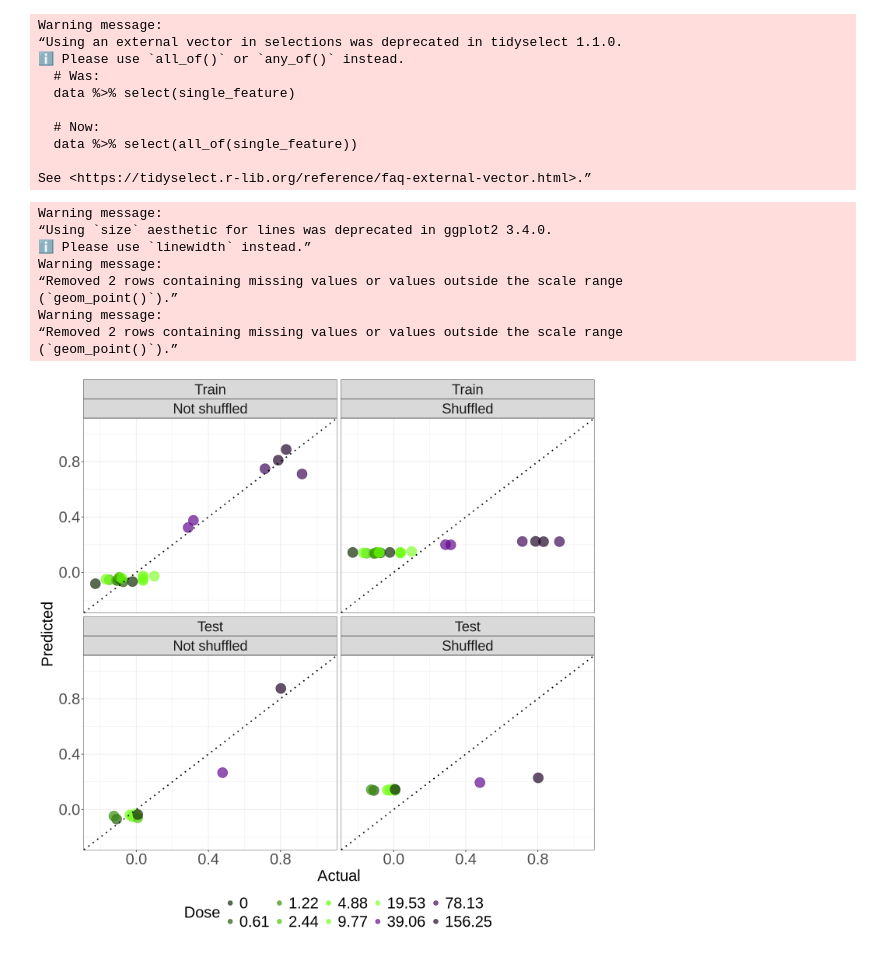
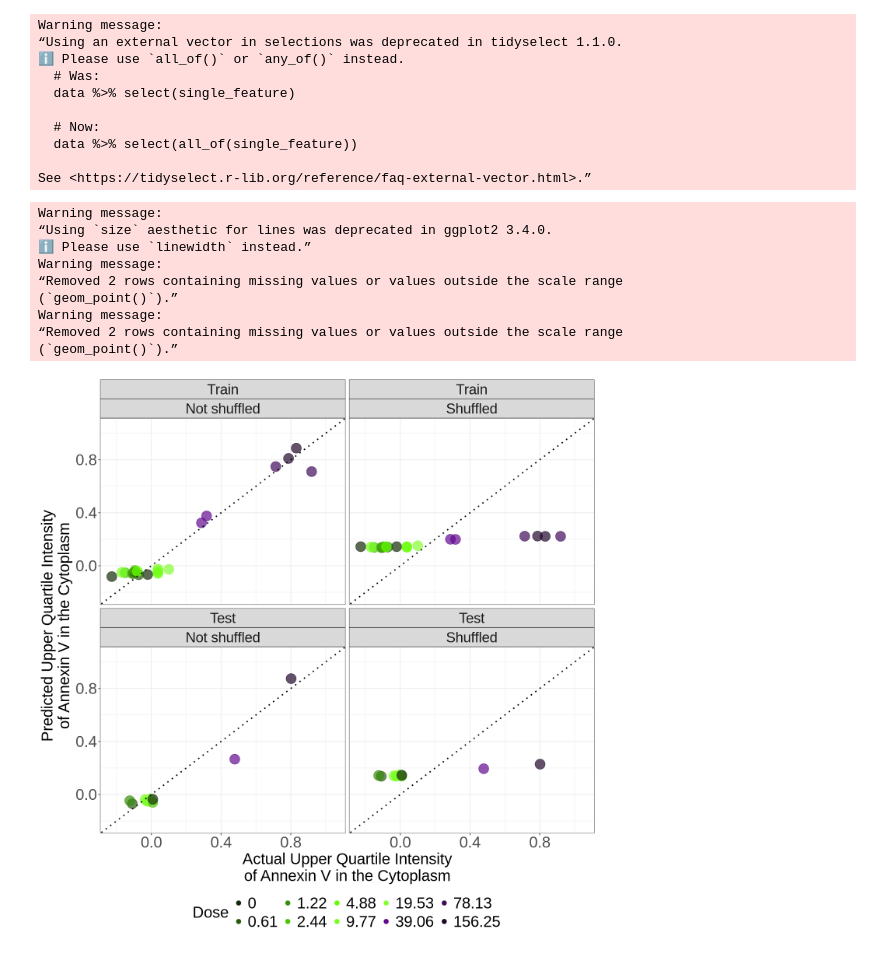
Before and after one commit to WayScience/live_cell_timelapse_apoptosis_analysis, a Jupyter notebook: 5.bulk_timelapse_model/notebooks/8.plot_actual_v_predicted.ipynb, the cells around one changed output. Saved outputs shown, nothing was run; the diff lists cells and outputs as text; code cells hidden in the pictures.

```diff
--- a/5.bulk_timelapse_model/notebooks/8.plot_actual_v_predicted.ipynb
+++ b/5.bulk_timelapse_model/notebooks/8.plot_actual_v_predicted.ipynb
@@ -178,44 +178,44 @@ actual_vs_predicted_plot <- (
         )
     )
     + geom_point(size = 7, alpha = 0.7)
-    + labs(x = "Actual", y = "Predicted")
+    + labs(x = "Actual Upper Quartile Intensity\nof Annexin V in the Cytoplasm", y = "Predicted Upper Quartile Intensity\nof Annexin V in the Cytoplasm")
     + scale_color_manual(values = color_palette_dose)
     # + dose_guides_color
     + theme(
         # axis tick labels
         axis.text.x = element_text(angle = 45, hjust = 1, vjust = 1),
     )
-    + guides(color = guide_legend(title = "Dose", override.aes = list(size = 3)))
+    + guides(color = guide_legend(title = "Dose", override.aes = list(size = 3, alpha = 1)))
        + facet_wrap(data_split~shuffled)
     + xlim(
         global_square_min,
         global_square_max
     )
     + ylim(
         global_square_min,
         global_square_max
     )
     # make the plot square
     + theme(
         aspect.ratio = 1
     )
     #  plot the y=x line as a dotted line
     + geom_abline(slope = 1, intercept = 0, color = "black", size = 1, linetype = "dotted")
     + theme_bw()
     + plot_themes
 
 
 )
 ggsave("../figures/actual_vs_predicted.png", actual_vs_predicted_plot, width = width, height = height, dpi = 600)
 actual_vs_predicted_plot
 # %% [output]
 Warning message:
 “Using `size` aesthetic for lines was deprecated in ggplot2 3.4.0.
 ℹ Please use `linewidth` instead.”
 Warning message:
 “Removed 2 rows containing missing values or values outside the scale range
 (`geom_point()`).”
 Warning message:
 “Removed 2 rows containing missing values or values outside the scale range
 (`geom_point()`).”
-[figure, old version]
+[figure, new version]
```
Also changed, not shown: 2 other files.
